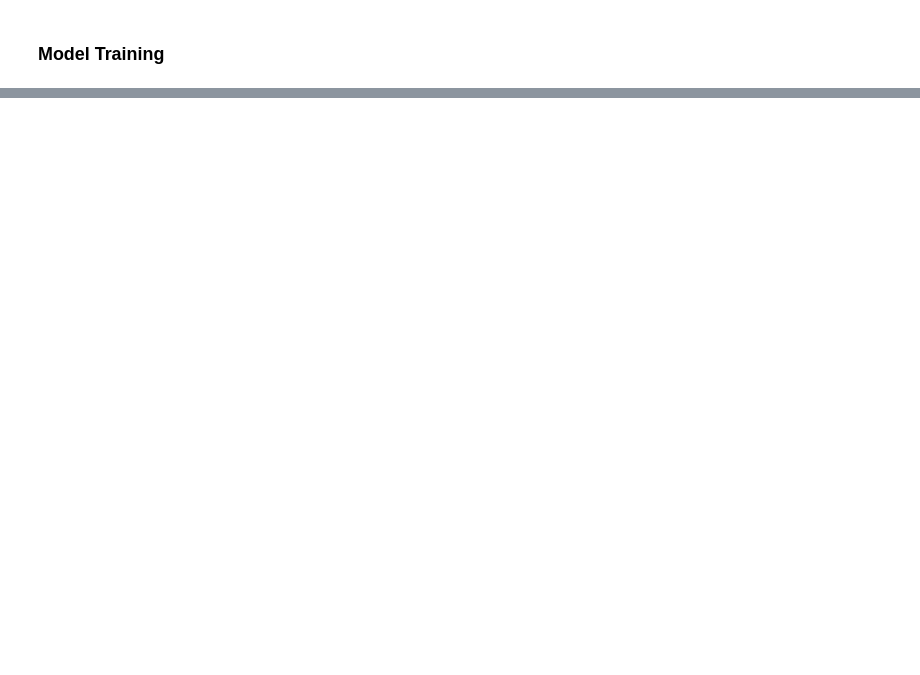
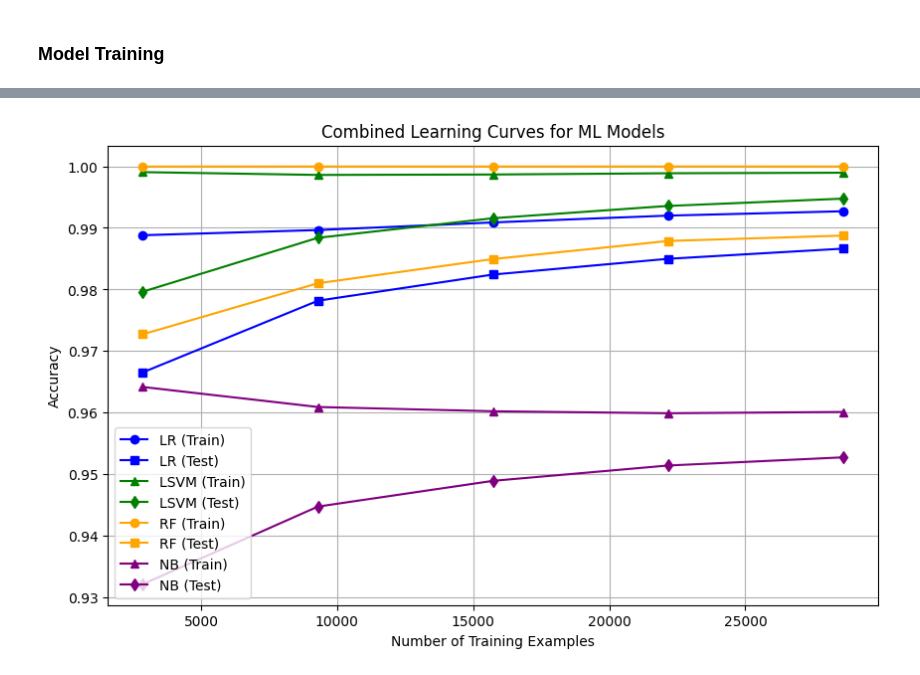
Before and after one commit to Musaimin/Fake-News-Detector, a Jupyter notebook: FakeNewsClassifier.ipynb, the cells around one changed output, grey strips where cells are left out. Saved outputs shown, nothing was run; the diff lists cells and outputs as text; code cells hidden in the pictures; blank space fills up the shorter version.

```diff
--- a/FakeNewsClassifier.ipynb
+++ b/FakeNewsClassifier.ipynb
@@ -204,0 +265,7 @@ nb_model.score(X_test,y_test)
+# %%
+# Compute learning curves
+_, train_scores_nb, test_scores_nb = learning_curve(nb_model, X_train, y_train, cv=cv)
+
+# Calculate mean training and test scores
+mean_train_scores_nb = np.mean(train_scores_nb, axis=1)
+mean_test_scores_nb = np.mean(test_scores_nb, axis=1)
@@ -217,0 +328,6 @@ linear_svm.score(X_test, y_test)
+# %%
+_, train_scores_lsvm, test_scores_lsvm = learning_curve(linear_svm, X_train, y_train, cv=cv)
+
+# Calculate mean training and test scores
+mean_train_scores_lsvm = np.mean(train_scores_lsvm, axis=1)
+mean_test_scores_lsvm = np.mean(test_scores_lsvm, axis=1)
@@ -248,0 +408,6 @@ rfc.score(X_test,y_test)
+# %%
+_, train_scores_rf, test_scores_rf = learning_curve(rfc, X_train, y_train, cv=cv)
+
+# Calculate mean training and test scores
+mean_train_scores_rf = np.mean(train_scores_rf, axis=1)
+mean_test_scores_rf = np.mean(test_scores_rf, axis=1)
@@ -260,0 +485,20 @@ with open('Models/random_forest.pkl', 'wb') as file:
+# %%
+# Plot the learning curve
+plt.figure(figsize=(10, 6))
+plt.plot(train_sizes, mean_train_scores_lr, label="LR (Train)", marker='o', color='blue')
+plt.plot(train_sizes, mean_test_scores_lr, label="LR (Test)", marker='s', color='blue')
+plt.plot(train_sizes, mean_train_scores_lsvm, label="LSVM (Train)", marker='^', color='green')
+plt.plot(train_sizes, mean_test_scores_lsvm, label="LSVM (Test)", marker='d', color='green')
+plt.plot(train_sizes, mean_train_scores_rf, label="RF (Train)", marker='o', color='orange')
+plt.plot(train_sizes, mean_test_scores_rf, label="RF (Test)", marker='s', color='orange')
+plt.plot(train_sizes, mean_train_scores_nb, label="NB (Train)", marker='^', color='purple')
+plt.plot(train_sizes, mean_test_scores_nb, label="NB (Test)", marker='d', color='purple')
+
+plt.xlabel("Number of Training Examples")
+plt.ylabel("Accuracy")
+plt.title("Combined Learning Curves for ML Models")
+plt.legend()
+plt.grid()
+plt.show()
+# %% [output]
+[figure, added]
```
Also changed, not shown: parts of 30 cells of this notebook, 14 other files.
